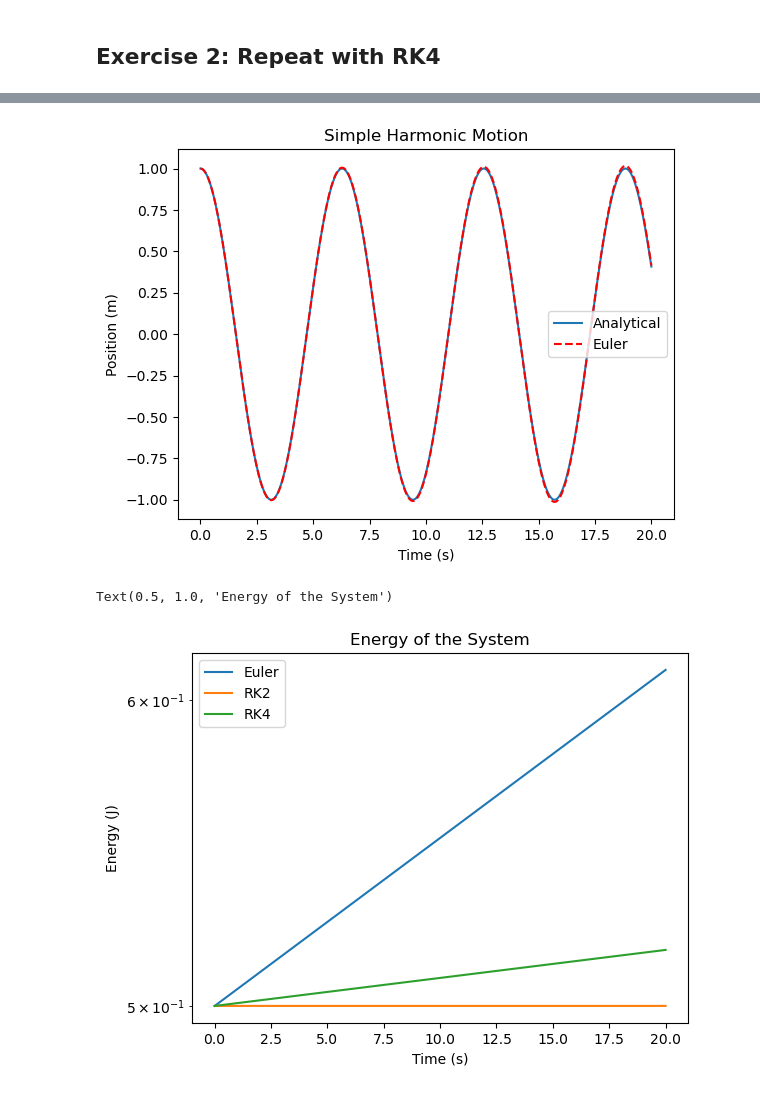
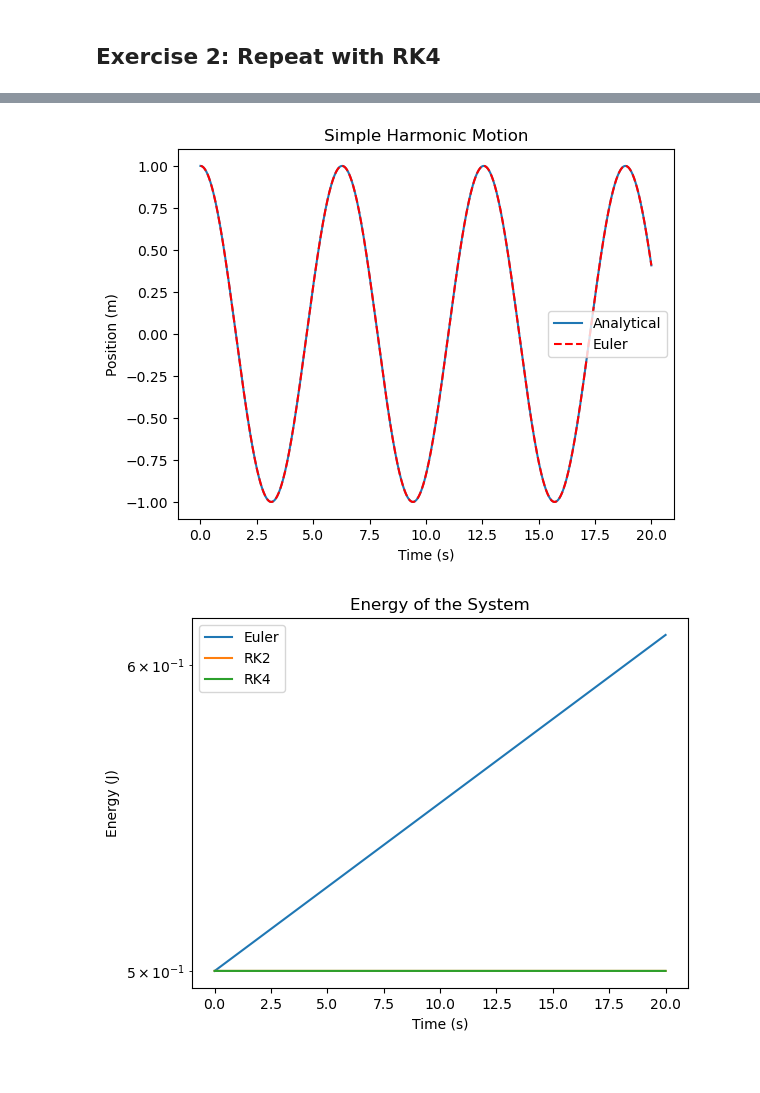
Before and after one commit to ricky4280/computationalPhysics-112, a Jupyter notebook: project1/project1_demo2.ipynb, the cells around one changed output, grey strips where cells are left out. Saved outputs shown, nothing was run; the diff lists cells and outputs as text; code cells hidden in the pictures.

```diff
--- a/project1/project1_demo2.ipynb
+++ b/project1/project1_demo2.ipynb
@@ -79,10 +79,15 @@ def solve_shm_euler(y, dt=0.01, tmax=20, A=1, k=1, m=1):
 #
 # This is a simple example of how to solve a simple harmonic oscillator using the RK2 method
 #
+
+# Step 1: set up the parameters of the problem
+A=1
+k=1
+m=1
+omega0 = np.sqrt(k/m)
+times = np.linspace(0, 20, int(20/0.01)+1, endpoint=True)
+
 def solve_shm_rk2(y, dt=0.01, tmax=20, A=1, k=1, m=1):
-
-    # Step 1: set up the parameters of the problem
-    omega0 = np.sqrt(k/m)
 
     # Step 2: set up the time and solution arrays
     times = np.linspace(0, tmax, int(tmax/dt)+1, endpoint=True)
@@ -150,7 +155,6 @@ plt.show()
 Another way to chekc the accuray of our numerical solution is to check the energy conservation and the phase-sapce diagram.
 # %%
 # Step 7: evaluate the energy (error) of the system
-m = k =1
 energy_rk2 = 0.5*m*velx_rk2**2 + 0.5*k*posx_rk2**2
 
 plt.plot(t_rk2,energy_rk2)
@@ -205,7 +209,7 @@ def solve_shm_rk4(y, dt=0.01, tmax=20, A=1, k=1, m=1):
         k2 = f(y+dt/2*k1)
         k3 = f(y+dt/2*k2)
         k4 = f(y+dt*k3)
-        y = y + dt/6*(k1+2*k2+2*k2+k3) # y initially is given by calling function
+        y = y + dt/6*(k1+2*k2+2*k3+k4) # y initially is given by calling function
 
         # store information
         posx[n] = y[0]
@@ -238,25 +242,26 @@ plt.title('Simple Harmonic Motion')
 plt.legend()
 plt.show()
 # %% [output]
-[figure, old version]
+[figure, new version]
 # %%
 # Step 7: evaluate the energy (error) of the system
 m = k =1
 energy_euler = 0.5*m*velx_euler**2 + 0.5*k*posx_euler**2
 energy_rk2 = 0.5*m*velx_rk2**2 + 0.5*k*posx_rk2**2
 energy_rk4 = 0.5*m*velx_rk4**2 + 0.5*k*posx_rk4**2
 
+plt.figure()
 plt.plot(t_euler,energy_euler, label = 'Euler')
 plt.plot(t_rk2,energy_rk2, label = 'RK2')
 plt.plot(t_rk4,energy_rk4, label = 'RK4')
-plt.yscale('log')
 plt.xlabel('Time (s)')
 plt.ylabel('Energy (J)')
+plt.yscale('log')
+plt.title('Energy of the System')
 plt.legend()
-plt.title('Energy of the System')
+plt.show()
 # %% [output]
-Text(0.5, 1.0, 'Energy of the System')
-[figure, old version]
+[figure, new version]
 # %%
 def convergence(dts, method="Euler"):
     """ dts: an numpy array of the tim steps to use
```
Also changed, not shown: parts of 5 cells of this notebook.
